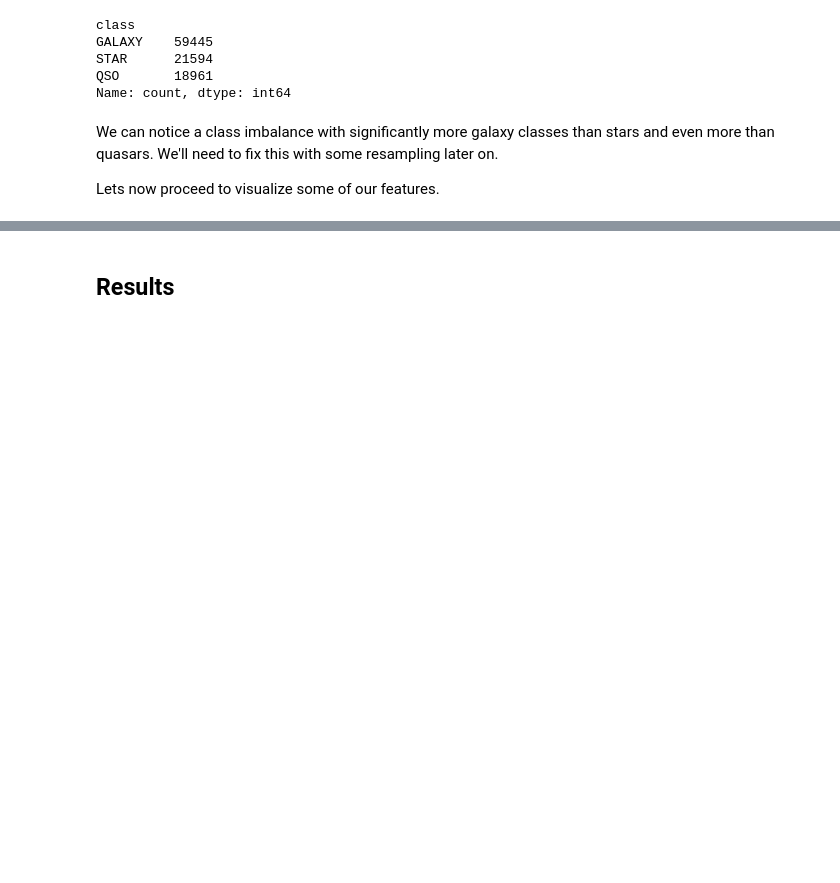
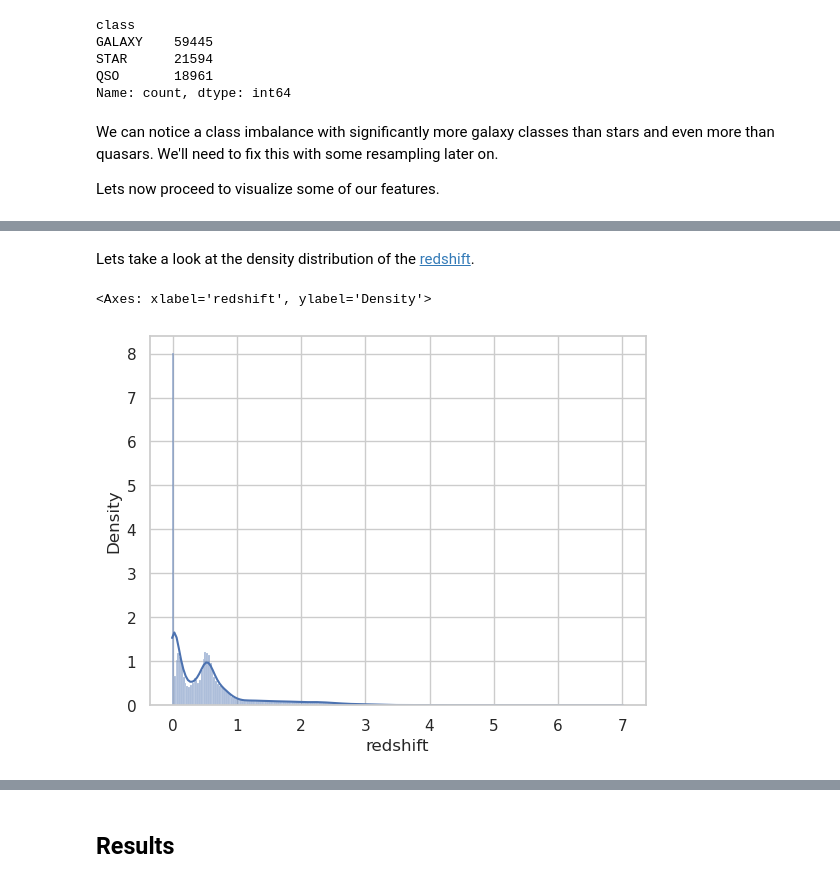
Before and after one commit to astroesteban/stellar-classification, a Jupyter notebook: stellar_classification.ipynb, the cells around one changed output, grey strips where cells are left out. Cells and saved outputs as stored; diff of their text form; code cells hidden in the pictures; blank space fills up the shorter version.

```diff
--- a/stellar_classification.ipynb
+++ b/stellar_classification.ipynb
@@ -227,0 +240,7 @@ plt.show()
+# %% [markdown]
+Lets take a look at the density distribution of the [redshift](https://en.wikipedia.org/wiki/Redshift).
+# %%
+sns.histplot(stellar_df.redshift, stat="density", kde=True)
+# %% [output]
+<Axes: xlabel='redshift', ylabel='Density'>
+[figure, added]
```
Also changed, not shown: parts of 56 cells of this notebook, 7 other files.
